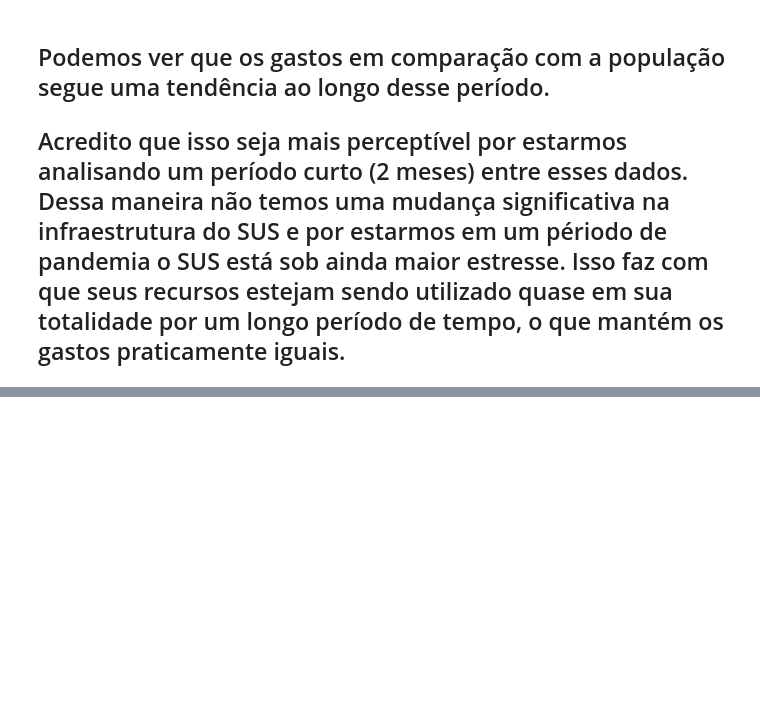
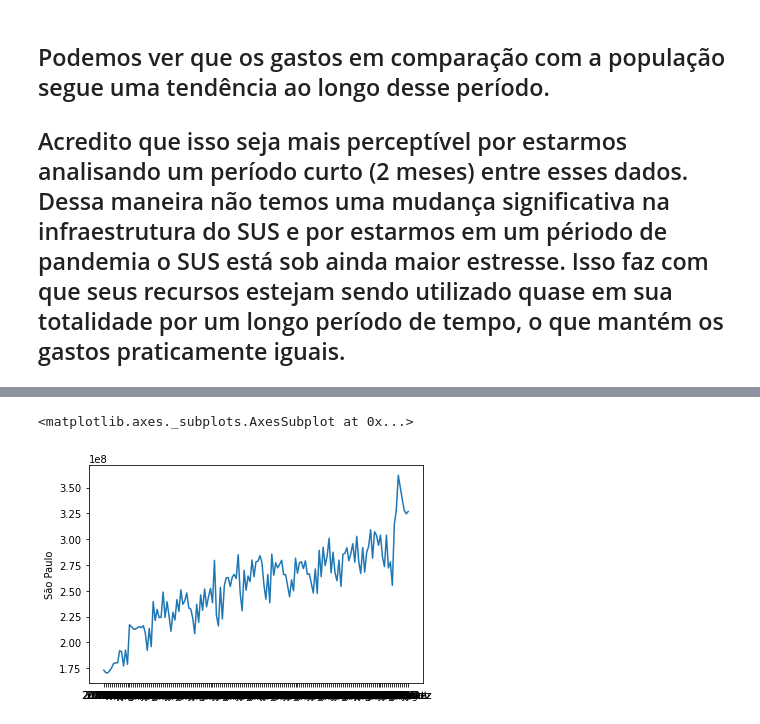
Before and after one commit to EltonGS/Bootcamp-Data-Science-Alura, a Jupyter notebook: Modulo2/Modulo2_Aulas.ipynb, the cells around one changed output, grey strips where cells are left out. Saved outputs shown, nothing was run; the diff lists cells and outputs as text; code cells hidden in the pictures; blank space fills up the shorter version.

```diff
--- a/Modulo2/Modulo2_Aulas.ipynb
+++ b/Modulo2/Modulo2_Aulas.ipynb
@@ -592,0 +590,6 @@ populacao.head()
+# %%
+# para gráfico de linha no seaborn
+sns.lineplot(data=mensal, x=mensal.index, y='São Paulo')
+# %% [output]
+<matplotlib.axes._subplots.AxesSubplot at 0x...>
+[figure, added]
```
Also changed, not shown: parts of 79 cells of this notebook.
